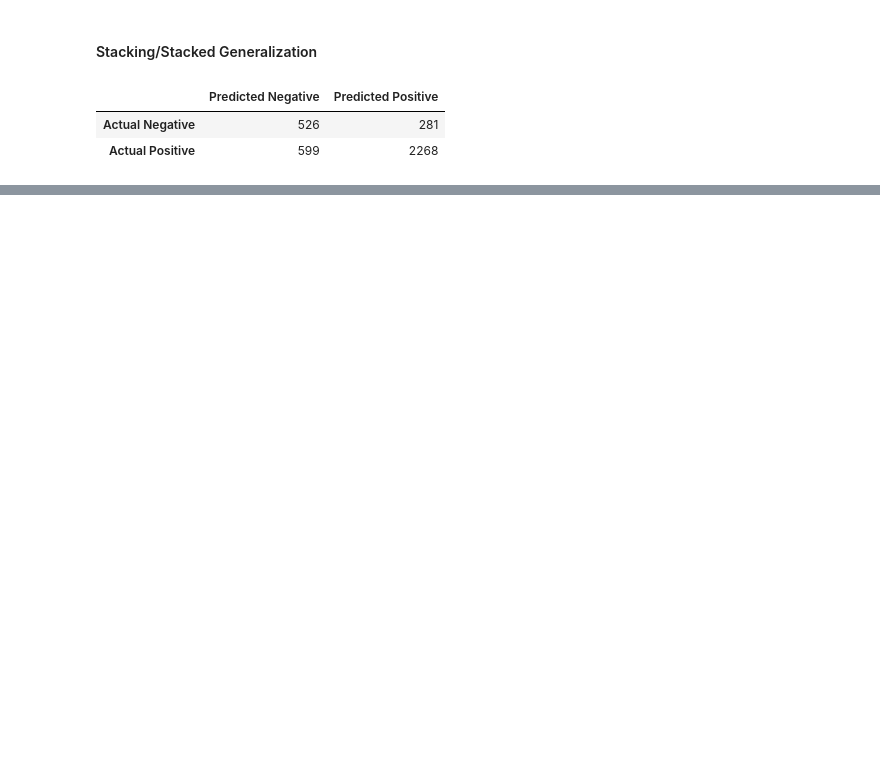
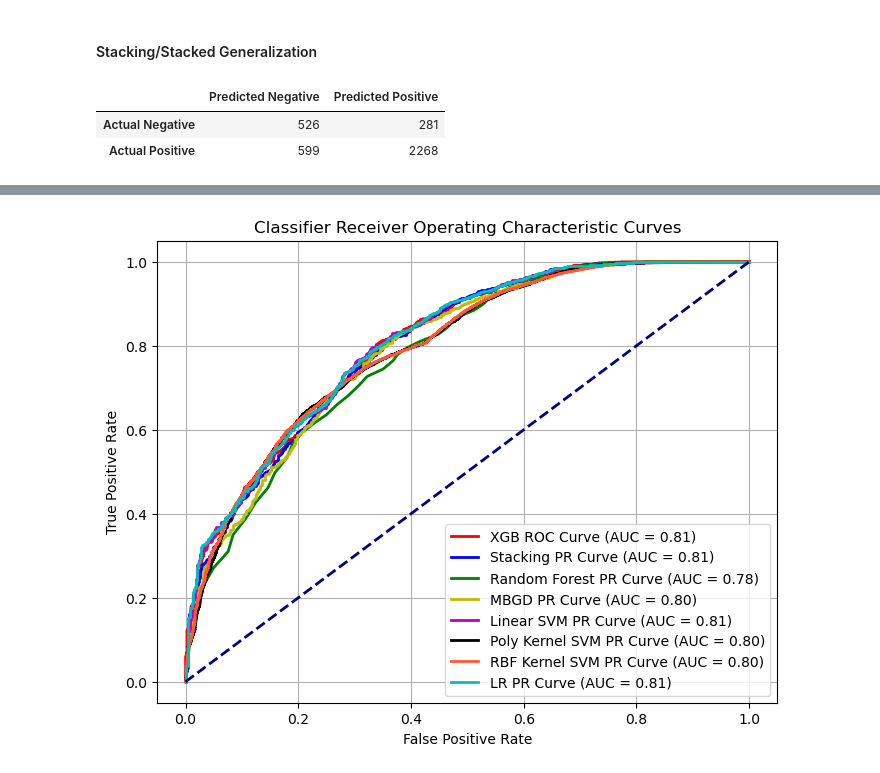
Before and after one commit to KaimiHuang/Applied_Data_Science_Project_1, a Jupyter notebook: Predict_bad_loan_cont_Anomaly_Detection_last_step.ipynb, the cells around one changed output, grey strips where cells are left out. Cells and saved outputs as stored; diff of their text form; code cells hidden in the pictures; blank space fills up the shorter version.

```diff
--- a/Predict_bad_loan_cont_Anomaly_Detection_last_step.ipynb
+++ b/Predict_bad_loan_cont_Anomaly_Detection_last_step.ipynb
@@ -599,5 +696,5 @@ get_confusion_matrix(y_test_2, y_pred)
 | Actual Negative | 1862 | 1365 |
 | Actual Positive | 2235 | 9234 |
 # %%
-pksvm_precision, pksvm_recall, pksvm_pr_auc = get_metrics(y_test_2, y_score)
+pksvm_precision, pksvm_recall, pksvm_pr_auc, pksvm_fpr, pksvm_tpr, pksvm_roc_auc = get_metrics(y_test_2, y_score, y_pred)
 # %% [output]
@@ -636,5 +733,5 @@ get_confusion_matrix(y_test_2, y_pred)
 | Actual Negative | 1860 | 1367 |
 | Actual Positive | 2233 | 9236 |
 # %%
-rbfksvm_precision, rbfksvm_recall, rbfksvm_pr_auc = get_metrics(y_test_2, y_score)
+rbfksvm_precision, rbfksvm_recall, rbfksvm_pr_auc, rbfksvm_fpr, rbfksvm_tpr, rbfksvm_roc_auc = get_metrics(y_test_2, y_score, y_pred)
 # %% [output]
@@ -662,5 +759,5 @@ get_confusion_matrix(y_test, y_pred)
 | Actual Negative | 526 | 281 |
 | Actual Positive | 599 | 2268 |
 # %%
-stack_precision, stack_recall, stack_pr_auc = get_metrics(y_test, y_score)
+stack_precision, stack_recall, stack_pr_auc, stack_fpr, stack_tpr, stack_roc_auc = get_metrics(y_test, y_score, y_pred)
 # %% [output]
@@ -687,0 +785,20 @@ plt.show()
+# %%
+plt.figure(figsize=(8, 6))
+
+plt.plot(xgb_fpr, xgb_tpr, color='r', lw=2, label=f'XGB ROC Curve (AUC = {xgb_roc_auc:.2f})')
+plt.plot(stack_fpr, stack_tpr, color='b', lw=2, label=f'Stacking PR Curve (AUC = {stack_roc_auc:.2f})')
+plt.plot(rf_fpr, rf_tpr, color='g', lw=2, label=f'Random Forest PR Curve (AUC = {rf_roc_auc:.2f})')
+plt.plot(mbgd_fpr, mbgd_tpr, color='y', lw=2, label=f'MBGD PR Curve (AUC = {mbgd_roc_auc:.2f})')
+plt.plot(lsvm_fpr, lsvm_tpr, color='m', lw=2, label=f'Linear SVM PR Curve (AUC = {lsvm_roc_auc:.2f})')
+plt.plot(pksvm_fpr, pksvm_tpr, color='k', lw=2, label=f'Poly Kernel SVM PR Curve (AUC = {pksvm_roc_auc:.2f})')
+plt.plot(rbfksvm_fpr, rbfksvm_tpr, color='#FF5733', lw=2, label=f'RBF Kernel SVM PR Curve (AUC = {rbfksvm_roc_auc:.2f})')
+plt.plot(lg_fpr, lg_tpr, color='c', lw=2, label=f'LR PR Curve (AUC = {lg_roc_auc:.2f})')
+plt.plot([0, 1], [0, 1], color='navy', lw=2, linestyle='--')
+plt.xlabel('False Positive Rate')
+plt.ylabel('True Positive Rate')
+plt.title('Classifier Receiver Operating Characteristic Curves')
+plt.legend(loc='lower right')
+plt.grid(True)
+plt.show()
+# %% [output]
+[figure, added]
```
Also changed, not shown: parts of 40 cells of this notebook, 1 other file.
